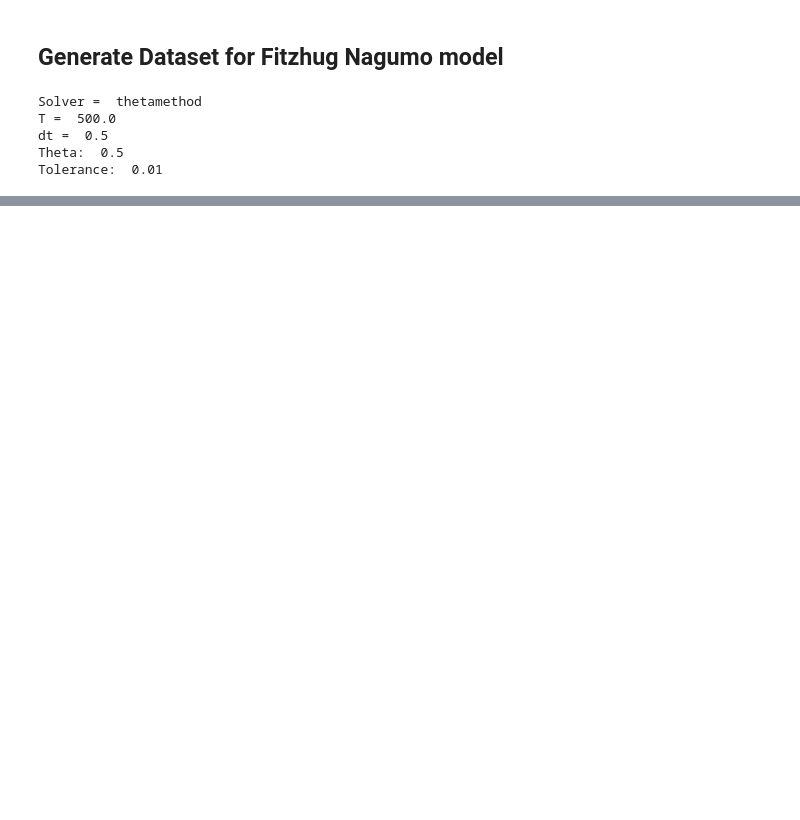
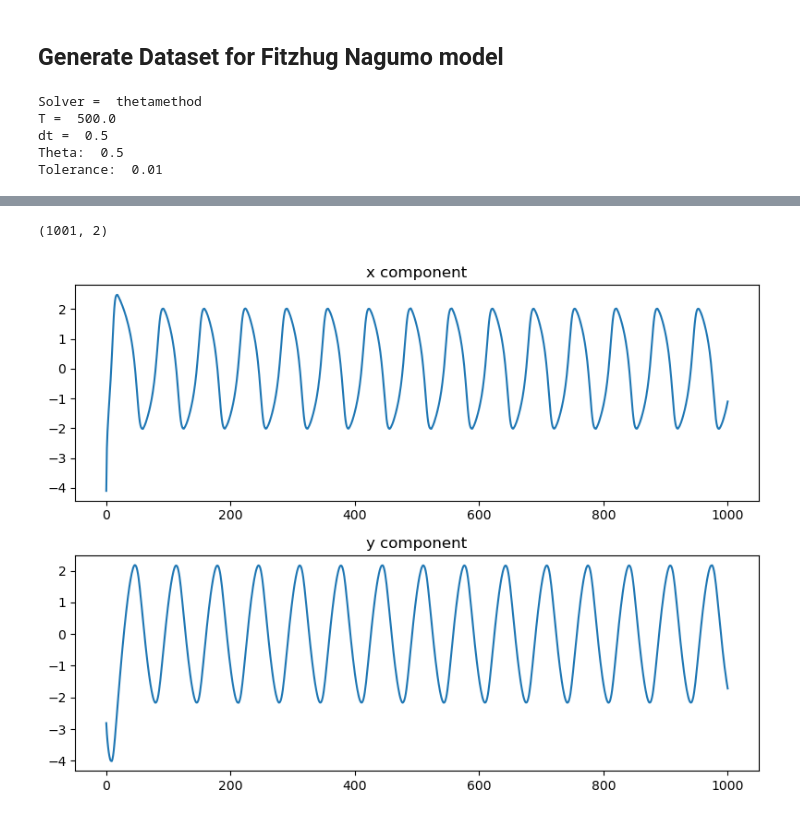
Before and after one commit to ibismanu/PACSproject_LED, a Jupyter notebook: main.ipynb, the cells around one changed output, grey strips where cells are left out. Cells and saved outputs as stored; diff of their text form; code cells hidden in the pictures; blank space fills up the shorter version.

```diff
--- a/main.ipynb
+++ b/main.ipynb
@@ -58,0 +82,17 @@ plt.show()
+# %%
+X = np.load("dataset/samples/sample_1.npy")
+print(np.shape(X))
+
+fig,(ax1,ax2) = plt.subplots(2,1,figsize=(8, 6))
+
+ax1.plot(np.arange(0,np.shape(X)[0],1), X[:,0])
+ax1.set_title('x component')
+
+ax2.plot(np.arange(0,np.shape(X)[0],1), X[:, 1])
+ax2.set_title('y component')
+
+plt.tight_layout()
+plt.show()
+# %% [output]
+(1001, 2)
+[figure, added]
```
Also changed, not shown: parts of 7 cells of this notebook, 7 other files.
